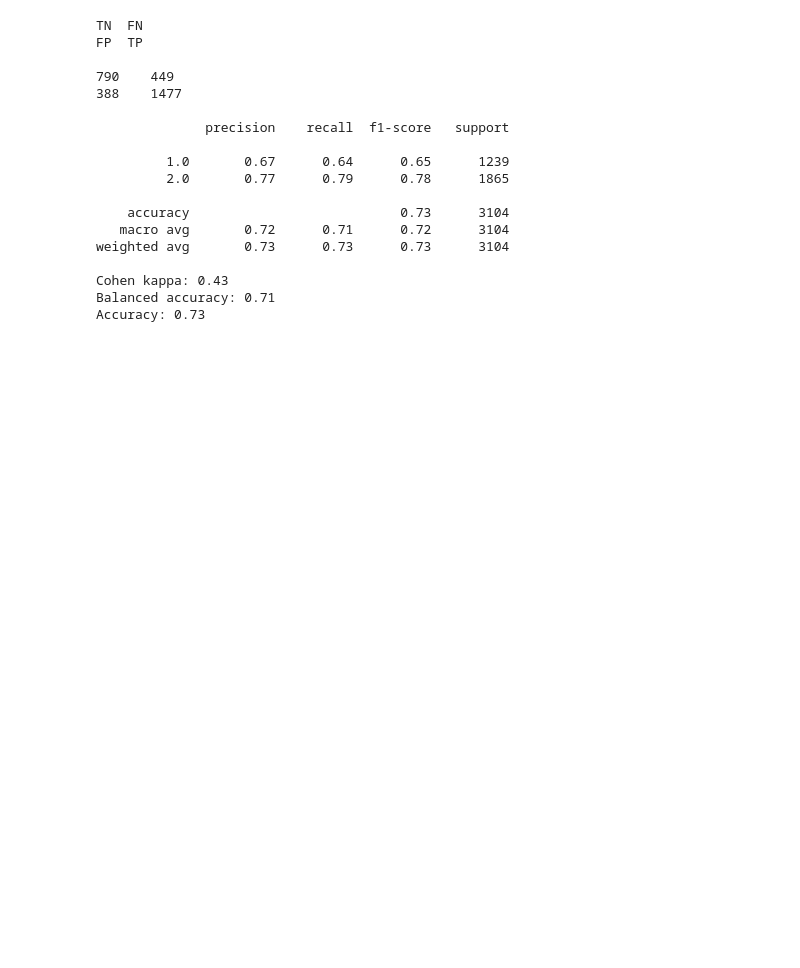
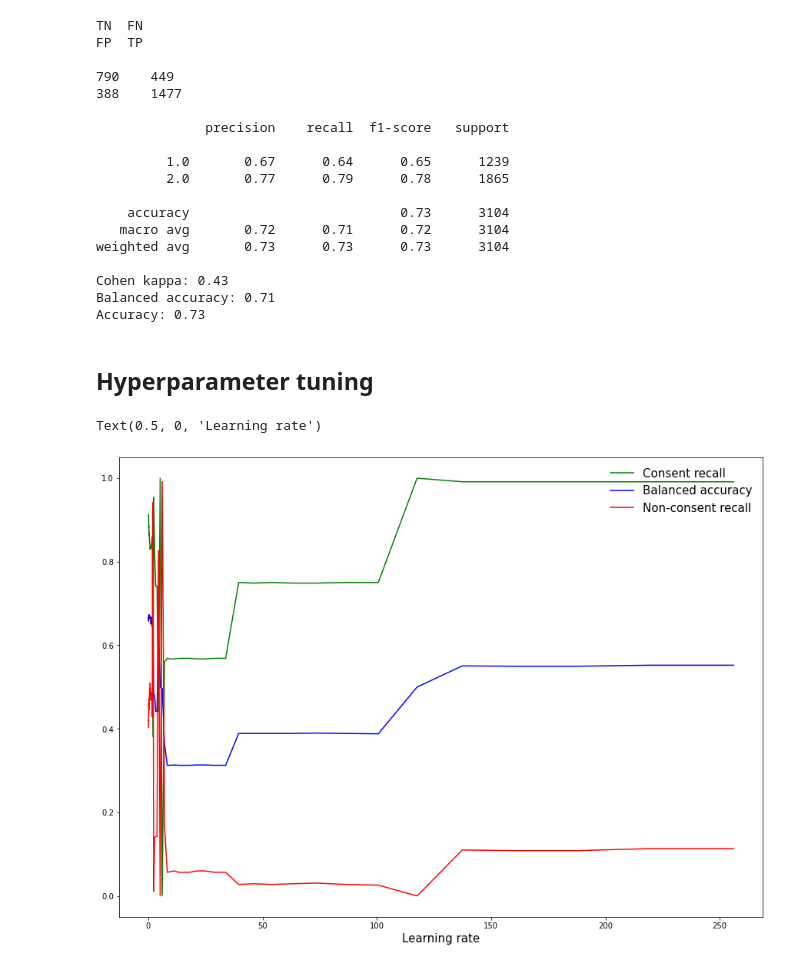
Before and after one commit to RoddyJaques/Organ-Donation-Consent-Prediction, a Jupyter notebook: Boosted forest.ipynb, the cells around one changed output. Cells and saved outputs as stored; diff of their text form; code cells hidden in the pictures; blank space fills up the shorter version.

```diff
--- a/Boosted forest.ipynb
+++ b/Boosted forest.ipynb
@@ -142,3 +137,34 @@ weighted avg       0.73      0.73      0.73      3104
 Cohen kappa: 0.43
 Balanced accuracy: 0.71
 Accuracy: 0.73
+# %% [markdown]
+## Hyperparameter tuning
+# %%
+# loop through learning rates and fit boosted tress and output the metrics
+learning_rates = np.arang(start=0.1, stop=100, step=2)
+recall_cons = []
+recall_refs = []
+bas = []
+
+for rate in learning_rates:
+    boosted_model = GradientBoostingClassifier(learning_rate=rate)
+    DBD_tree = boosted_model.fit(DBD_X_train,DBD_y_train)
+    DBD_preds = DBD_tree.predict(DBD_X_test)
+    recall_cons.append(mets.recall_score(DBD_y_test,DBD_preds,pos_label=2))
+    recall_refs.append(mets.recall_score(DBD_y_test,DBD_preds,pos_label=1))
+    bas.append(mets.balanced_accuracy_score(DBD_y_test,DBD_preds))
+# %%
+# plot recall for each class and balanced accuracy against learning rate
+fig, ax = plt.subplots(1,1,figsize=[15,11],facecolor="white")
+ax.set_facecolor("white")
+
+ax.plot(learning_rates,recall_cons, 'g-')
+ax.plot(learning_rates,bas,'b-')
+ax.plot(learning_rates,recall_refs,'r-')
+
+ax.legend(["Consent recall","Balanced accuracy", "Non-consent recall"],loc=1,fontsize=15,frameon=False)
+
+plt.xlabel("Learning rate", fontsize=15)
+# %% [output]
+Text(0.5, 0, 'Learning rate')
+[figure, added]
```
Also changed, not shown: parts of 1 cell of this notebook, 3 other files.
